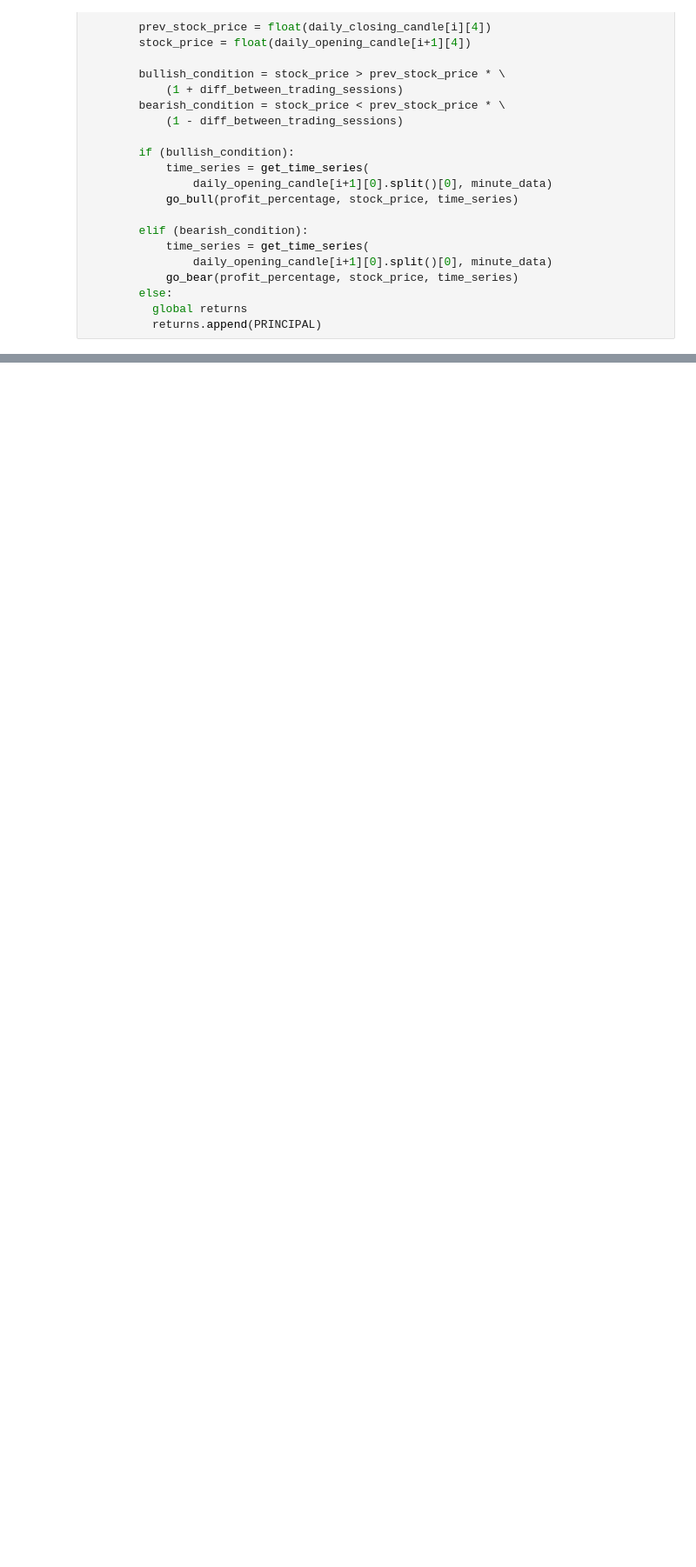
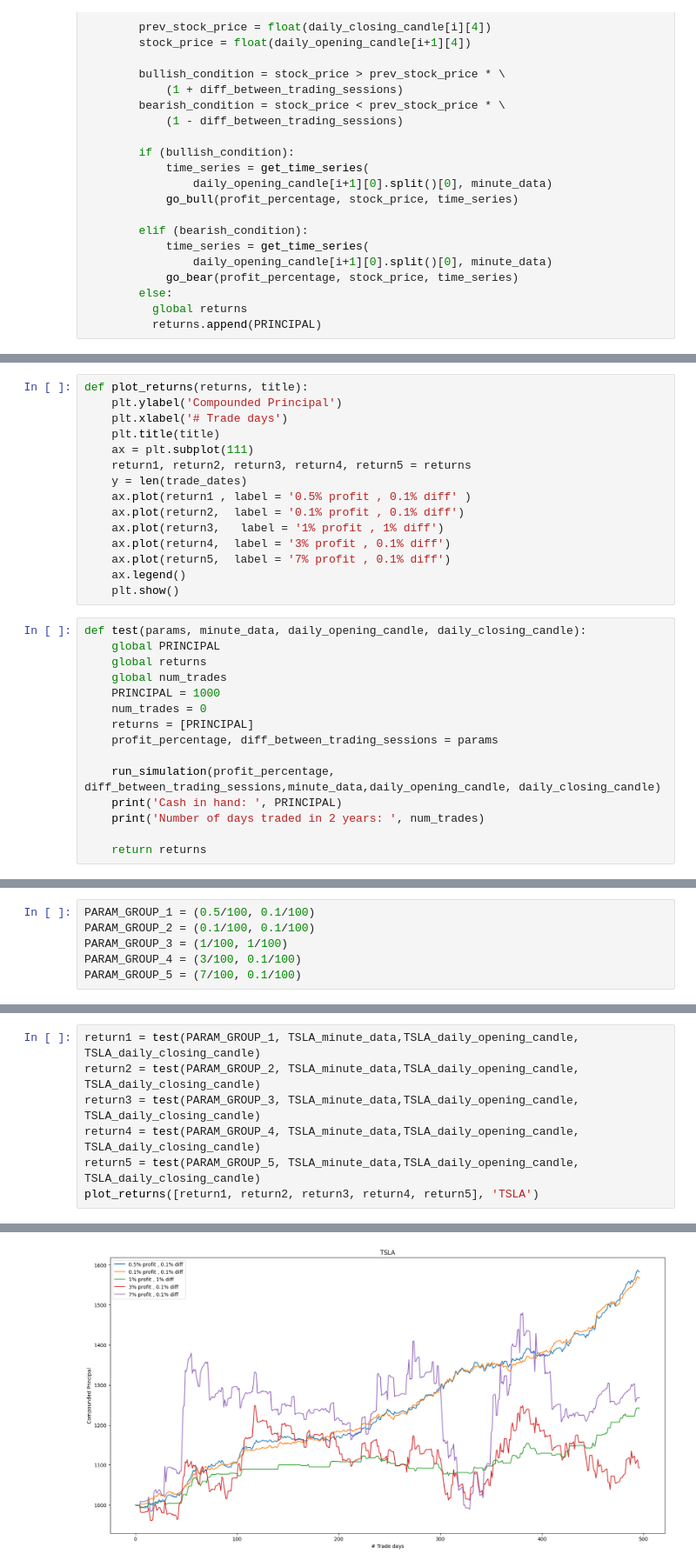
Before and after one commit to ImVis10/1PercentStrategy, a Jupyter notebook: 1PercentStrategy.ipynb, the cells around one changed output, grey strips where cells are left out. Shown at 87% size. Cells and saved outputs as stored; diff of their text form; blank space fills up the shorter version.

```diff
--- a/1PercentStrategy.ipynb
+++ b/1PercentStrategy.ipynb
@@ -468,0 +286,30 @@ Number of days traded in 2 years:  102
+# %%
+def plot_returns(returns, title):
+    plt.ylabel('Compounded Principal')
+    plt.xlabel('# Trade days')
+    plt.title(title)
+    ax = plt.subplot(111)
+    return1, return2, return3, return4, return5 = returns
+    y = len(trade_dates)
+    ax.plot(return1 , label = '0.5% profit , 0.1% diff' )
+    ax.plot(return2,  label = '0.1% profit , 0.1% diff')
+    ax.plot(return3,   label = '1% profit , 1% diff')
+    ax.plot(return4,  label = '3% profit , 0.1% diff')
+    ax.plot(return5,  label = '7% profit , 0.1% diff')
+    ax.legend()
+    plt.show()
+# %%
+def test(params, minute_data, daily_opening_candle, daily_closing_candle):
+    global PRINCIPAL
+    global returns
+    global num_trades
+    PRINCIPAL = 1000
+    num_trades = 0
+    returns = [PRINCIPAL]
+    profit_percentage, diff_between_trading_sessions = params
+
+    run_simulation(profit_percentage, diff_between_trading_sessions,minute_data,daily_opening_candle, daily_closing_candle)
+    print('Cash in hand: ', PRINCIPAL)
+    print('Number of days traded in 2 years: ', num_trades)
+
+    return returns
@@ -468,0 +318,6 @@ Number of days traded in 2 years:  102
+# %%
+PARAM_GROUP_1 = (0.5/100, 0.1/100)
+PARAM_GROUP_2 = (0.1/100, 0.1/100)
+PARAM_GROUP_3 = (1/100, 1/100)
+PARAM_GROUP_4 = (3/100, 0.1/100)
+PARAM_GROUP_5 = (7/100, 0.1/100)
@@ -468,0 +326,8 @@ Number of days traded in 2 years:  102
+# %%
+return1 = test(PARAM_GROUP_1, TSLA_minute_data,TSLA_daily_opening_candle, TSLA_daily_closing_candle)
+return2 = test(PARAM_GROUP_2, TSLA_minute_data,TSLA_daily_opening_candle, TSLA_daily_closing_candle)
+return3 = test(PARAM_GROUP_3, TSLA_minute_data,TSLA_daily_opening_candle, TSLA_daily_closing_candle)
+return4 = test(PARAM_GROUP_4, TSLA_minute_data,TSLA_daily_opening_candle, TSLA_daily_closing_candle)
+return5 = test(PARAM_GROUP_5, TSLA_minute_data,TSLA_daily_opening_candle, TSLA_daily_closing_candle)
+plot_returns([return1, return2, return3, return4, return5], 'TSLA')
+# %% [output]
@@ -468,0 +344 @@ Number of days traded in 2 years:  102
+[figure, added]
```
Also changed, not shown: parts of 62 cells of this notebook.
